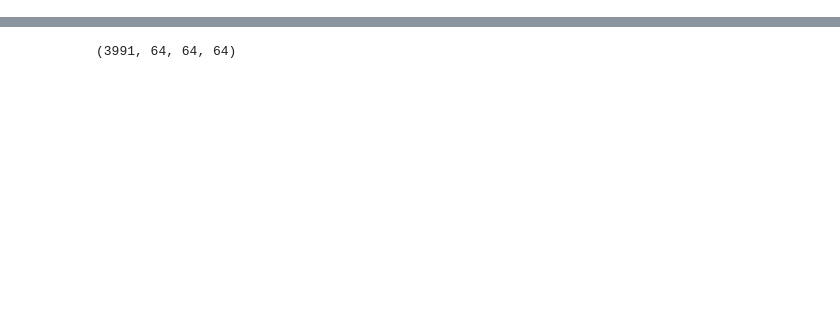
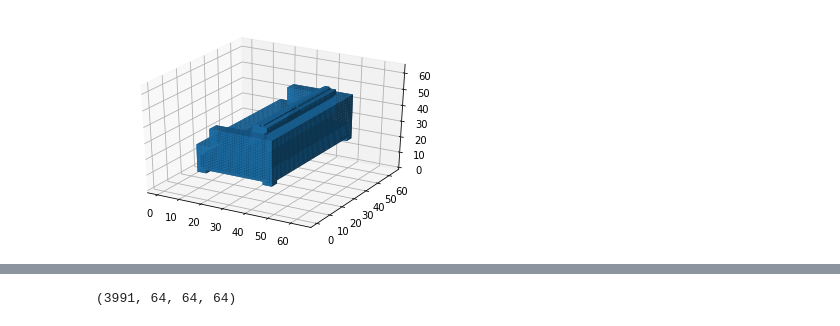
Before and after one commit to shilz1007/shilz1007, a Jupyter notebook: 3D_Assignment.ipynb, the cells around one changed output, grey strips where cells are left out. Drawn from its saved outputs; the diff is of its cells as text; code cells hidden in the pictures; blank space fills up the shorter version.

```diff
--- a/3D_Assignment.ipynb
+++ b/3D_Assignment.ipynb
@@ -22,0 +30,7 @@ class_map = data["class_map"] # Dictionary mapping the labels to their class nam
+# %%
+ax = plt.figure().add_subplot(projection='3d')
+ax.voxels(train_voxel[3000])
+
+plt.show()
+# %% [output]
+[figure, added]
```
Also changed, not shown: parts of 17 cells of this notebook.
